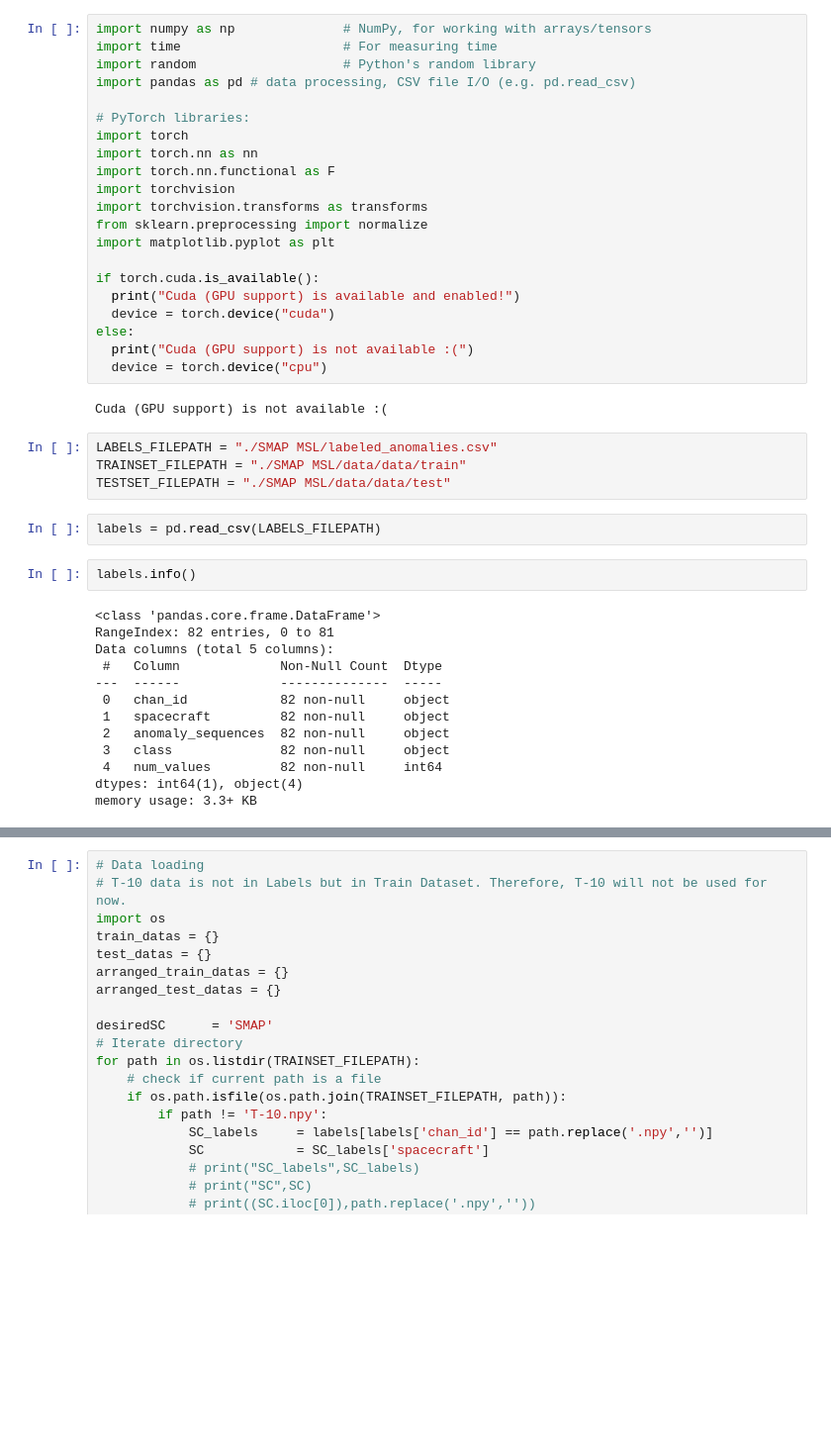
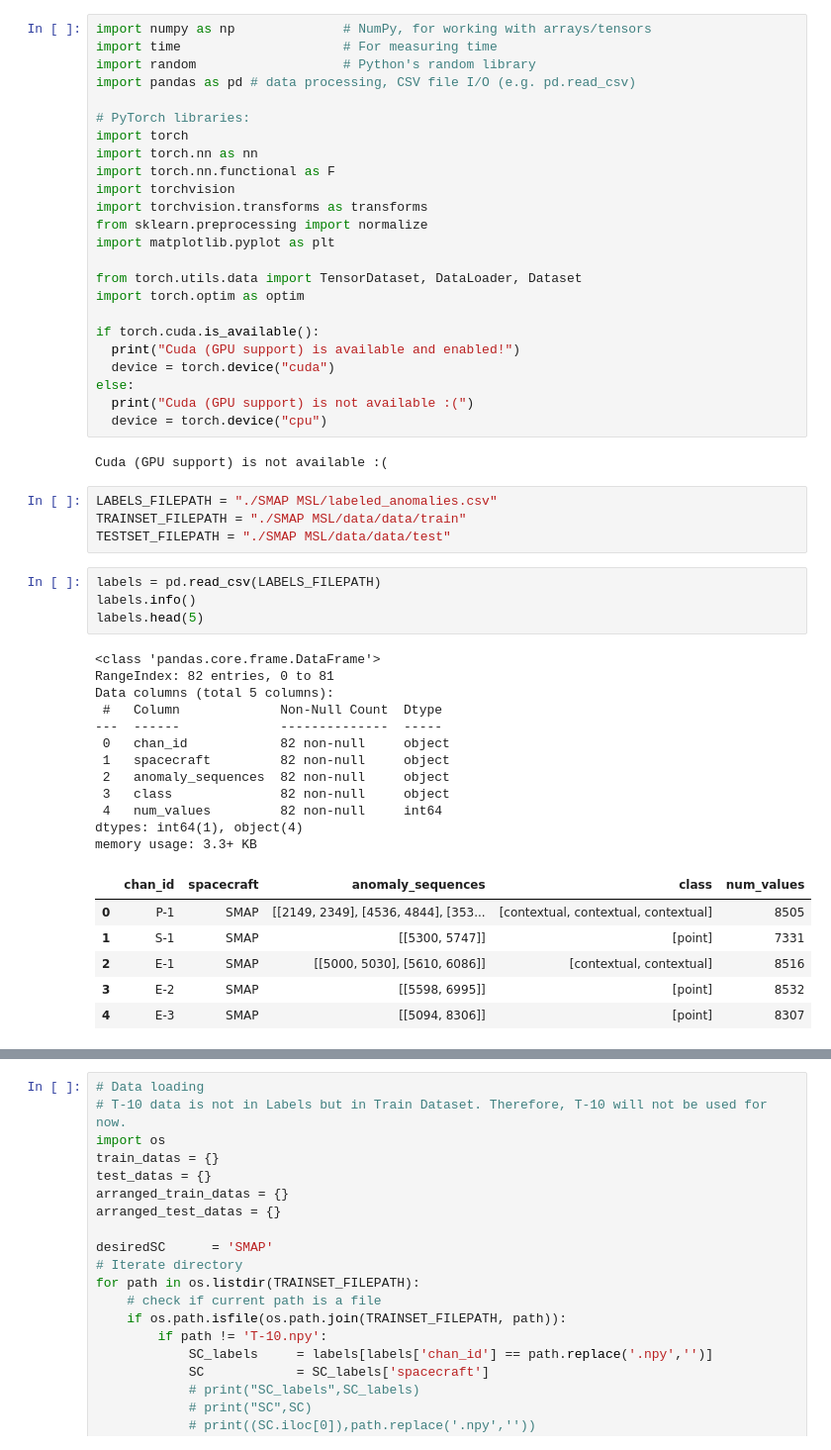
Before and after one commit to Batucan2601/MARINA, a Jupyter notebook: Marina.ipynb, the cells around one changed output, grey strips where cells are left out. Shown at 99% size. Drawn from its saved outputs; the diff is of its cells as text; blank space fills up the shorter version.

```diff
--- a/Marina.ipynb
+++ b/Marina.ipynb
@@ -13,6 +13,9 @@ import torchvision.transforms as transforms
 from sklearn.preprocessing import normalize
 import matplotlib.pyplot as plt
 
+from torch.utils.data import TensorDataset, DataLoader, Dataset
+import torch.optim as optim
+
 if torch.cuda.is_available():
   print("Cuda (GPU support) is available and enabled!")
   device = torch.device("cuda")
@@ -27,18 +30,24 @@ TRAINSET_FILEPATH = "./SMAP MSL/data/data/train"
 TESTSET_FILEPATH = "./SMAP MSL/data/data/test"
 # %%
 labels = pd.read_csv(LABELS_FILEPATH)
+labels.info()
+labels.head(5)
+# %% [output]
+<class 'pandas.core.frame.DataFrame'>
+RangeIndex: 82 entries, 0 to 81
+Data columns (total 5 columns):
+ #   Column             Non-Null Count  Dtype
+---  ------             --------------  -----
+ 0   chan_id            82 non-null     object
+ 1   spacecraft         82 non-null     object
+ 2   anomaly_sequences  82 non-null     object
+ 3   class              82 non-null     object
+ 4   num_values         82 non-null     int64
+dtypes: int64(1), object(4)
+memory usage: 3.3+ KB
+|  | chan_id | spacecraft | anomaly_sequences | class | num_values |
+| 0 | P-1 | SMAP | [[2149, 2349], [4536, 4844], [353... | [contextual, contextual, contextual] | 8505 |
+| 1 | S-1 | SMAP | [[5300, 5747]] | [point] | 7331 |
+| 2 | E-1 | SMAP | [[5000, 5030], [5610, 6086]] | [contextual, contextual] | 8516 |
+| 3 | E-2 | SMAP | [[5598, 6995]] | [point] | 8532 |
+| 4 | E-3 | SMAP | [[5094, 8306]] | [point] | 8307 |
-# %%
-labels.info()
-# %% [output]
-<class 'pandas.core.frame.DataFrame'>
-RangeIndex: 82 entries, 0 to 81
-Data columns (total 5 columns):
- #   Column             Non-Null Count  Dtype
----  ------             --------------  -----
- 0   chan_id            82 non-null     object
- 1   spacecraft         82 non-null     object
- 2   anomaly_sequences  82 non-null     object
- 3   class              82 non-null     object
- 4   num_values         82 non-null     int64
-dtypes: int64(1), object(4)
-memory usage: 3.3+ KB
```
Also changed, not shown: parts of 12 cells of this notebook.
